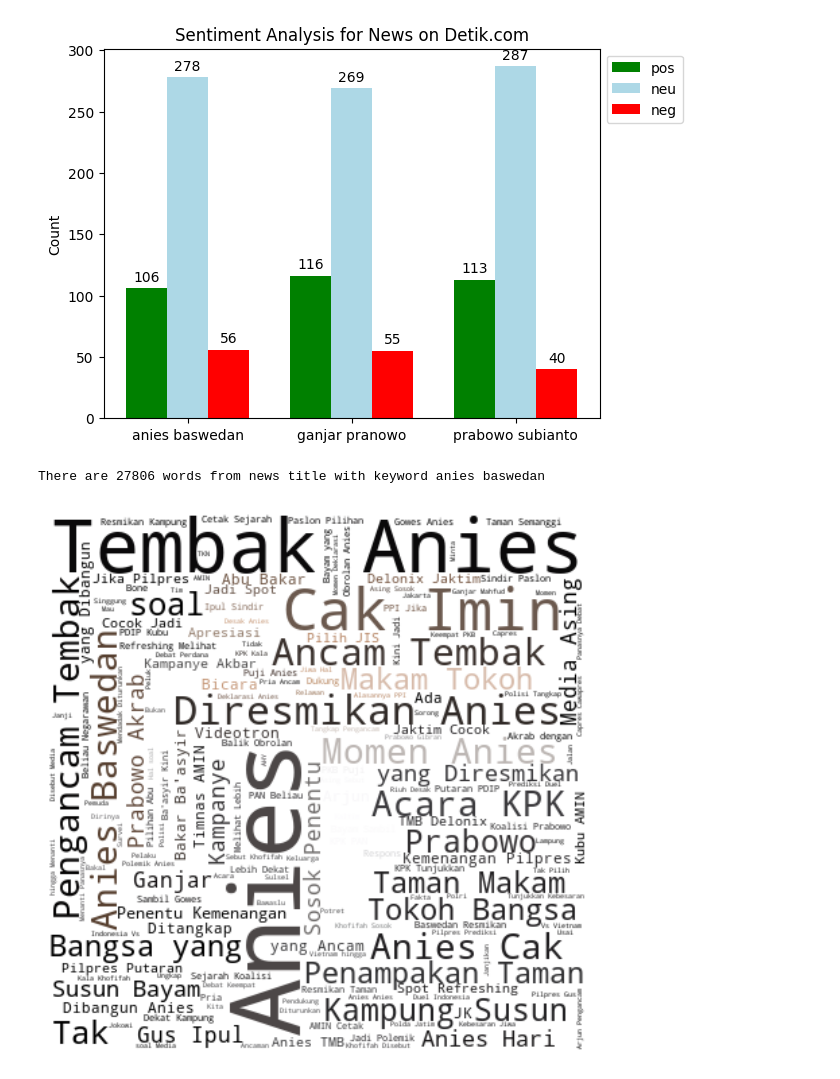
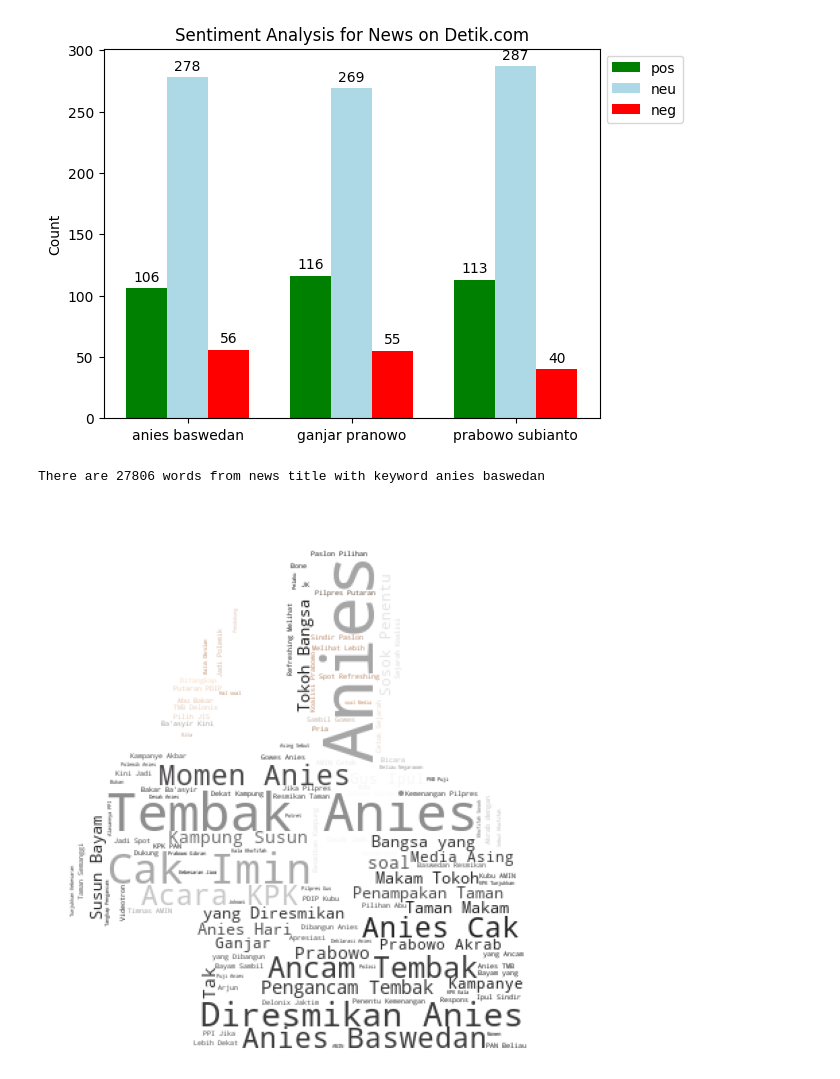
Before and after one commit to harmonicnauts/Pemilu_2024, a Jupyter notebook: scraping.ipynb, the cells around one changed output. Drawn from its saved outputs; the diff is of its cells as text; code cells hidden in the pictures.

```diff
--- a/scraping.ipynb
+++ b/scraping.ipynb
@@ -400,17 +392,17 @@ def wc(df, img_path):
   text = ' '.join([i for i in df.title])
   print(f'There are {len(text)} words from news title with keyword {df.loc[0, "keyword"]}')
 
-  mask = np.array(Image.open(img_path).convert('RGBA'))
+  mask = np.array(Image.open(img_path))
   wordcloud_por = WordCloud(stopwords=stopwords, background_color='white', max_words=5000, mask=mask).generate(text)
 
   image_colors=ImageColorGenerator(mask)
   plt.figure(figsize=(7,7))
-  plt.imshow(wordcloud_por.recolor(color_func=image_colors), interpolation='bilinear')
+  plt.imshow(wordcloud_por.recolor(color_func=image_colors))
   plt.axis('off')
   plt.show()
 # %%
-wc(df_anies, './anies.png')
+wc(df_anies, './anies-PhotoRoom.png-PhotoRoom.png')
 # %% [output]
 There are 27806 words from news title with keyword anies baswedan
-[figure, old version]
+[figure, new version]
 # %%
```
Also changed, not shown: parts of 9 cells of this notebook.
